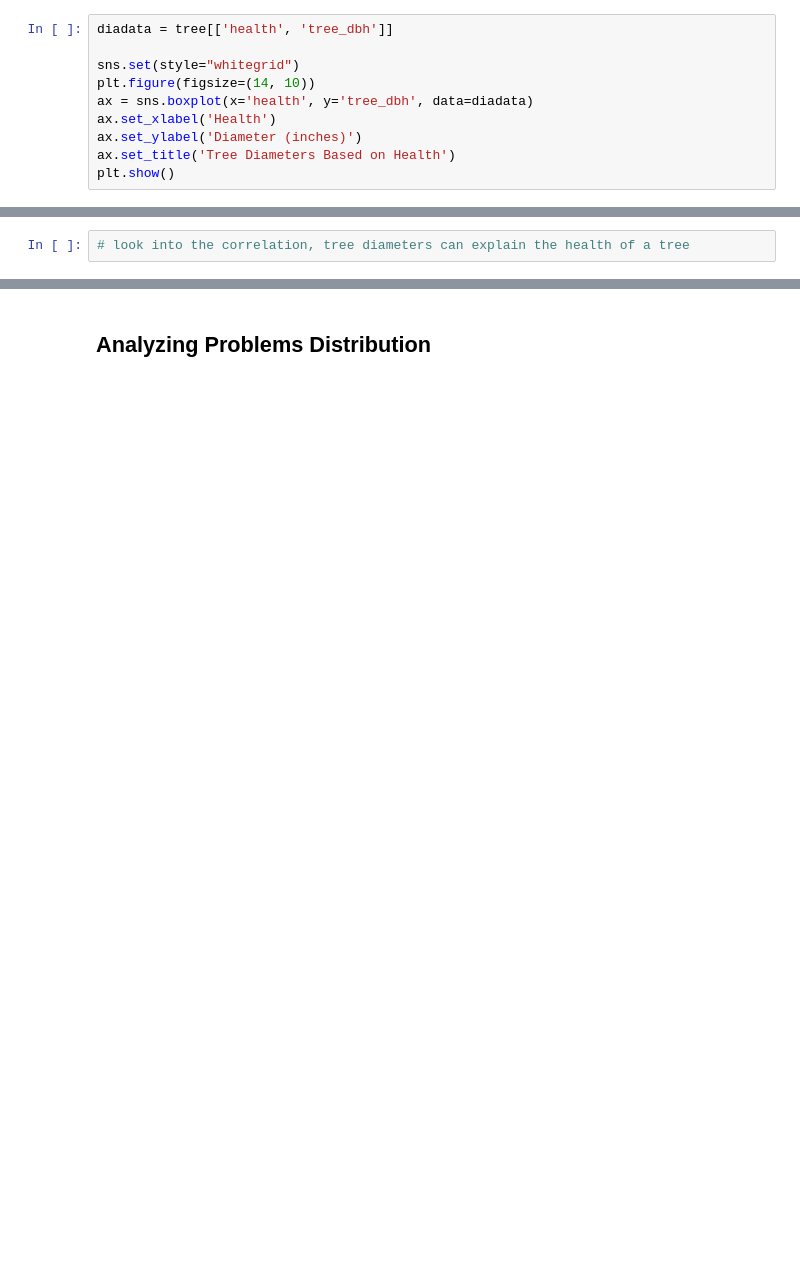
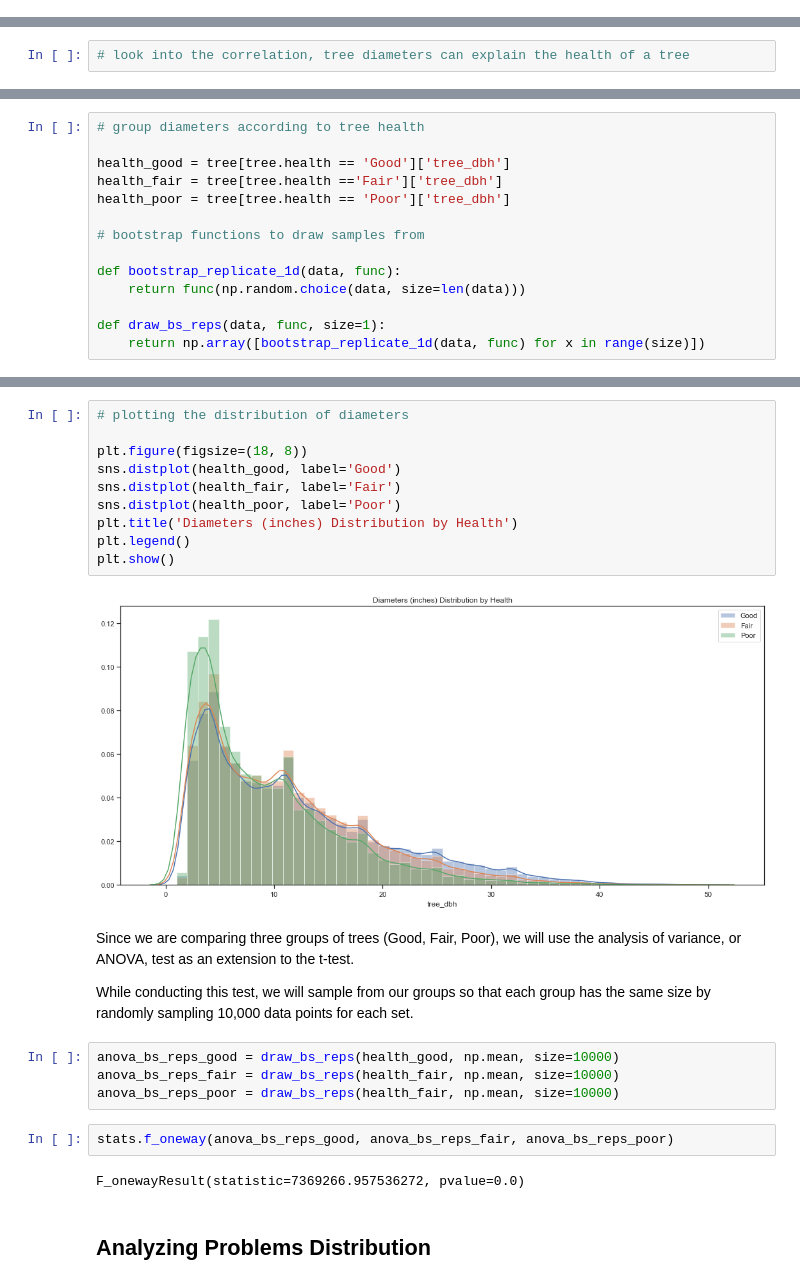
Before and after one commit to annasophiat/tree-health-census, a Jupyter notebook: tree_census_statistical_analysis.ipynb, the cells around one changed output, grey strips where cells are left out. Cells and saved outputs as stored; diff of their text form; blank space fills up the shorter version.

```diff
--- a/tree_census_statistical_analysis.ipynb
+++ b/tree_census_statistical_analysis.ipynb
@@ -412,13 +408,3 @@ tree.groupby('health')['tree_dbh'].describe()
 | Fair | 96427.0 | 10.954370 | 7.61766 | 1.0 | 5.0 | 9.0 | 15.0 | 50.0 |
 | Good | 528327.0 | 11.942466 | 8.53741 | 1.0 | 5.0 | 10.0 | 17.0 | 50.0 |
 | Poor | 26781.0 | 8.985064 | 6.74574 | 1.0 | 4.0 | 7.0 | 12.0 | 50.0 |
-# %%
-diadata = tree[['health', 'tree_dbh']]
-
-sns.set(style="whitegrid")
-plt.figure(figsize=(14, 10))
-ax = sns.boxplot(x='health', y='tree_dbh', data=diadata)
-ax.set_xlabel('Health')
-ax.set_ylabel('Diameter (inches)')
-ax.set_title('Tree Diameters Based on Health')
-plt.show()
@@ -436,0 +429,14 @@ plt.show()
+# %%
+# group diameters according to tree health
+
+health_good = tree[tree.health == 'Good']['tree_dbh']
+health_fair = tree[tree.health =='Fair']['tree_dbh']
+health_poor = tree[tree.health == 'Poor']['tree_dbh']
+
+# bootstrap functions to draw samples from
+
+def bootstrap_replicate_1d(data, func):
+    return func(np.random.choice(data, size=len(data)))
+
+def draw_bs_reps(data, func, size=1):
+    return np.array([bootstrap_replicate_1d(data, func) for x in range(size)])
@@ -437,2 +470,26 @@ plt.show()
+# %%
+# plotting the distribution of diameters
+
+plt.figure(figsize=(18, 8))
+sns.distplot(health_good, label='Good')
+sns.distplot(health_fair, label='Fair')
+sns.distplot(health_poor, label='Poor')
+plt.title('Diameters (inches) Distribution by Health')
+plt.legend()
+plt.show()
+# %% [output]
+[figure, added]
+# %% [markdown]
+Since we are comparing three groups of trees (Good, Fair, Poor), we will use the analysis of variance, or ANOVA, test as an extension to the t-test.
+
+While conducting this test, we will sample from our groups so that each group has the same size by randomly sampling 10,000 data points for each set.
+# %%
+anova_bs_reps_good = draw_bs_reps(health_good, np.mean, size=10000)
+anova_bs_reps_fair = draw_bs_reps(health_fair, np.mean, size=10000)
+anova_bs_reps_poor = draw_bs_reps(health_fair, np.mean, size=10000)
+# %%
+stats.f_oneway(anova_bs_reps_good, anova_bs_reps_fair, anova_bs_reps_poor)
+# %% [output]
+F_onewayResult(statistic=7369266.957536272, pvalue=0.0)
 # %% [markdown]
 ## Analyzing Problems Distribution
```
Also changed, not shown: parts of 73 cells of this notebook.
